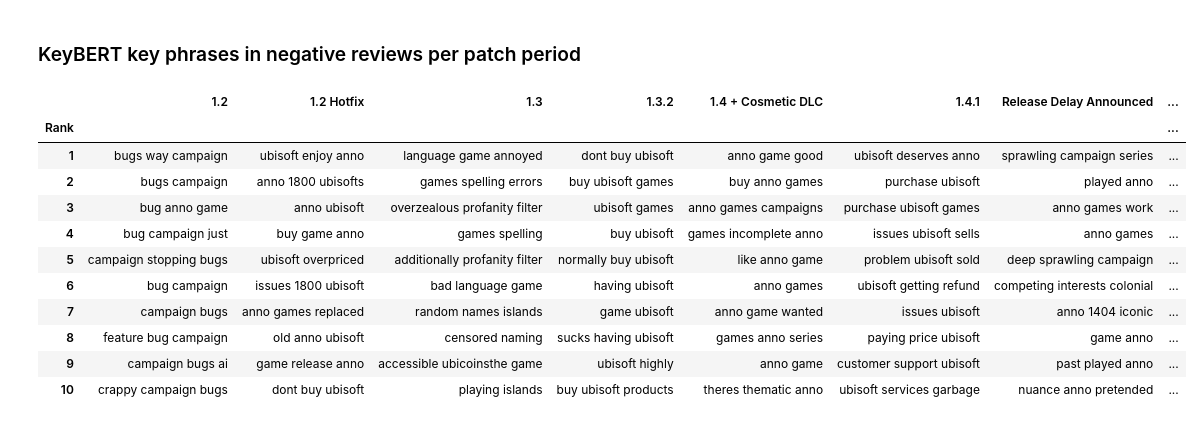
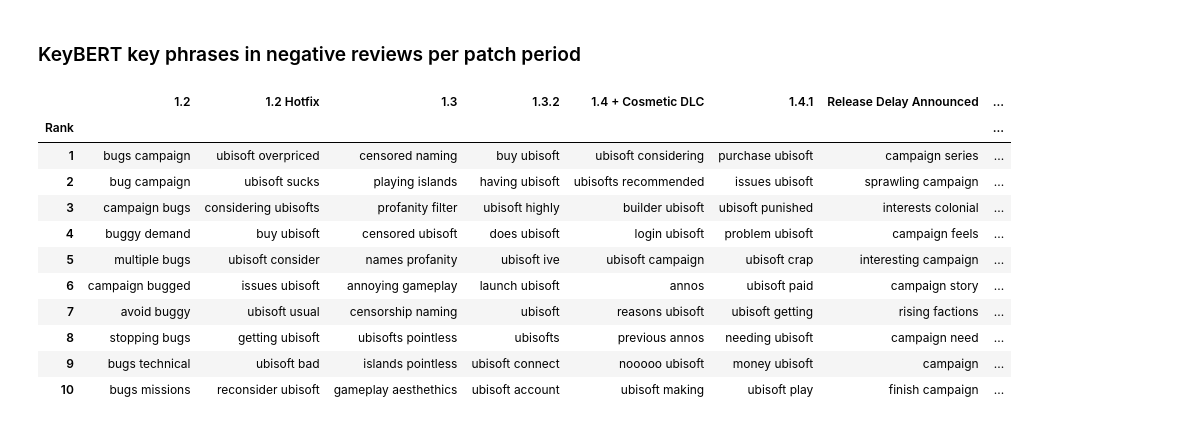
Before and after one commit to GabrielaTranslite/Sentiment_Analysis_Video_Games, a Jupyter notebook: sentiment_analysis.ipynb, the cells around one changed output. Cells and saved outputs as stored; diff of their text form; code cells hidden in the pictures.

```diff
--- a/sentiment_analysis.ipynb
+++ b/sentiment_analysis.ipynb
@@ -671,7 +692,6 @@ plt.show()
 ## Analyzing key phrases in negative reviews using KeyBERT algorithm
 # %%
 # Analyzing key phrases in negative reviews using KeyBERT
-# with a custom stop words list and grouped by periods to see if there are differences in key phrases mentioned in negative reviews across different periods of the game's lifecycle.
 
 from keybert import KeyBERT
 
@@ -683,7 +703,7 @@ neg_text = " ".join(reviews[reviews['voted_up'] == 0]['clean_text'].dropna().tol
 keywords = kw_model.extract_keywords(
     neg_text,
     keyphrase_ngram_range=(2, 4),
-    stop_words="english",
+    stop_words=custom_stops,
     top_n=40
 )
 for phrase, score in keywords:
@@ -718,7 +752,7 @@ Topics 5: ai, campaign, good, art, bad, story, people, ubisoft, use, time
 # %%
 # LDA topic modeling on positive reviews
 
-vec_pos = CountVectorizer(ngram_range=(1, 1), stop_words="english", max_features=3000, min_df=10)
+vec_pos = CountVectorizer(ngram_range=(1, 2), stop_words=custom_stops, max_features=3000, min_df=10)
 X_pos = vec_pos.fit_transform(reviews[reviews['voted_up'] == 1]['clean_text'].dropna())
 lda_pos = LatentDirichletAllocation(n_components=5, random_state=42)
 lda_pos.fit(X_pos)
@@ -735,6 +769,6 @@ Topics 5: anno, game, 1800, good, like, love, far, fun, better, best
 # %%
 # LDA topic modeling on negative reviews
-vec_neg = CountVectorizer(ngram_range=(1, 1), stop_words="english", max_features=3000, min_df=10)
+vec_neg = CountVectorizer(ngram_range=(1, 2), stop_words=custom_stops, max_features=3000, min_df=10)
 X_neg = vec_neg.fit_transform(reviews[reviews['voted_up'] == 0]['clean_text'].dropna())
 lda_neg = LatentDirichletAllocation(n_components=5, random_state=42)
 lda_neg.fit(X_neg)
@@ -797,37 +831,37 @@ keyword_table
 # %%
 TOP_N = 10
 MIN_REVIEWS = 5
 
 neg = reviews[reviews['voted_up'] == 0].copy()
 
 results_kb = {}
 for period in neg['period'].cat.categories:
     period_neg = neg[neg['period'] == period]
     if len(period_neg) < MIN_REVIEWS:
         continue
     text = ' '.join(period_neg['clean_text'].dropna().tolist())
     keywords = kw_model.extract_keywords(
         text,
-        keyphrase_ngram_range=(2, 3),
-        stop_words='english',
+        keyphrase_ngram_range=(1, 2),
+        stop_words=custom_stops,
         top_n=TOP_N
     )
     results_kb[str(period)] = [phrase for phrase, score in keywords]
 
 kb_table = pd.DataFrame(results_kb, index=range(1, TOP_N + 1))
 kb_table.index.name = 'Rank'
 pd.set_option('display.max_colwidth', 30)
 kb_table
 # %% [output]
 |  | 1.2 | 1.2 Hotfix | 1.3 | 1.3.2 | 1.4 + Cosmetic DLC | 1.4.1 | Release Delay Announced | ... |
 | Rank |  |  |  |  |  |  |  | ... |
-| 1 | bugs way campaign | ubisoft enjoy anno | language game annoyed | dont buy ubisoft | anno game good | ubisoft deserves anno | sprawling campaign series | ... |
-| 2 | bugs campaign | anno 1800 ubisofts | games spelling errors | buy ubisoft games | buy anno games | purchase ubisoft | played anno | ... |
-| 3 | bug anno game | anno ubisoft | overzealous profanity filter | ubisoft games | anno games campaigns | purchase ubisoft games | anno games work | ... |
-| 4 | bug campaign just | buy game anno | games spelling | buy ubisoft | games incomplete anno | issues ubisoft sells | anno games | ... |
-| 5 | campaign stopping bugs | ubisoft overpriced | additionally profanity filter | normally buy ubisoft | like anno game | problem ubisoft sold | deep sprawling campaign | ... |
-| 6 | bug campaign | issues 1800 ubisoft | bad language game | having ubisoft | anno games | ubisoft getting refund | competing interests colonial | ... |
-| 7 | campaign bugs | anno games replaced | random names islands | game ubisoft | anno game wanted | issues ubisoft | anno 1404 iconic | ... |
-| 8 | feature bug campaign | old anno ubisoft | censored naming | sucks having ubisoft | games anno series | paying price ubisoft | game anno | ... |
-| 9 | campaign bugs ai | game release anno | accessible ubicoinsthe game | ubisoft highly | anno game | customer support ubisoft | past played anno | ... |
-| 10 | crappy campaign bugs | dont buy ubisoft | playing islands | buy ubisoft products | theres thematic anno | ubisoft services garbage | nuance anno pretended | ... |
+| 1 | bugs campaign | ubisoft overpriced | censored naming | buy ubisoft | ubisoft considering | purchase ubisoft | campaign series | ... |
+| 2 | bug campaign | ubisoft sucks | playing islands | having ubisoft | ubisofts recommended | issues ubisoft | sprawling campaign | ... |
+| 3 | campaign bugs | considering ubisofts | profanity filter | ubisoft highly | builder ubisoft | ubisoft punished | interests colonial | ... |
+| 4 | buggy demand | buy ubisoft | censored ubisoft | does ubisoft | login ubisoft | problem ubisoft | campaign feels | ... |
+| 5 | multiple bugs | ubisoft consider | names profanity | ubisoft ive | ubisoft campaign | ubisoft crap | interesting campaign | ... |
+| 6 | campaign bugged | issues ubisoft | annoying gameplay | launch ubisoft | annos | ubisoft paid | campaign story | ... |
+| 7 | avoid buggy | ubisoft usual | censorship naming | ubisoft | reasons ubisoft | ubisoft getting | rising factions | ... |
+| 8 | stopping bugs | getting ubisoft | ubisofts pointless | ubisofts | previous annos | needing ubisoft | campaign need | ... |
+| 9 | bugs technical | ubisoft bad | islands pointless | ubisoft connect | nooooo ubisoft | money ubisoft | campaign | ... |
+| 10 | bugs missions | reconsider ubisoft | gameplay aesthethics | ubisoft account | ubisoft making | ubisoft play | finish campaign | ... |
```
Also changed, not shown: parts of 13 cells of this notebook.
